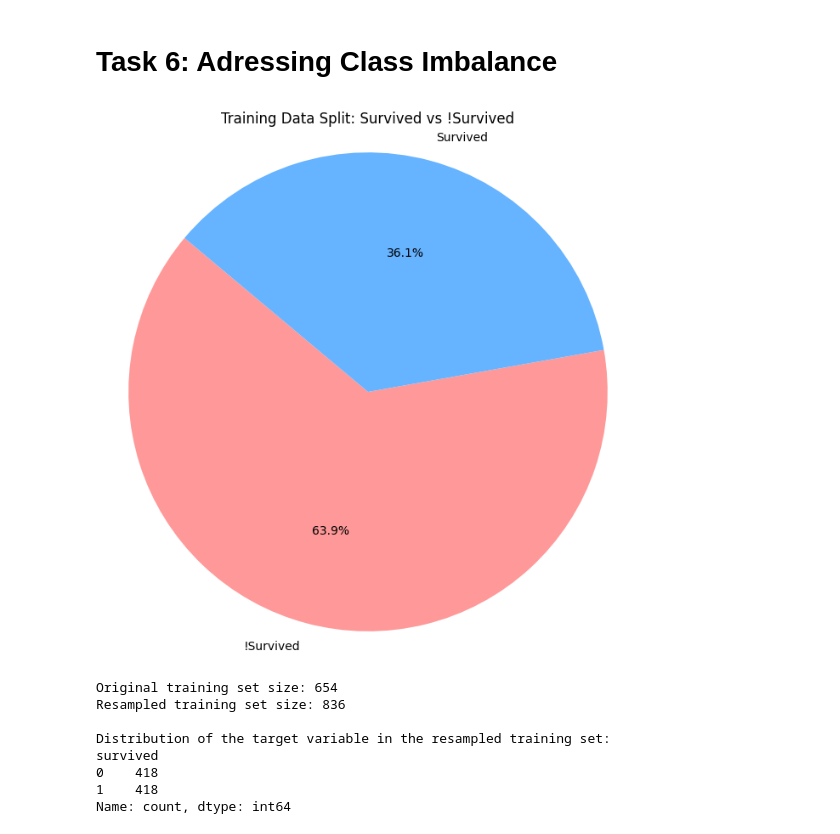
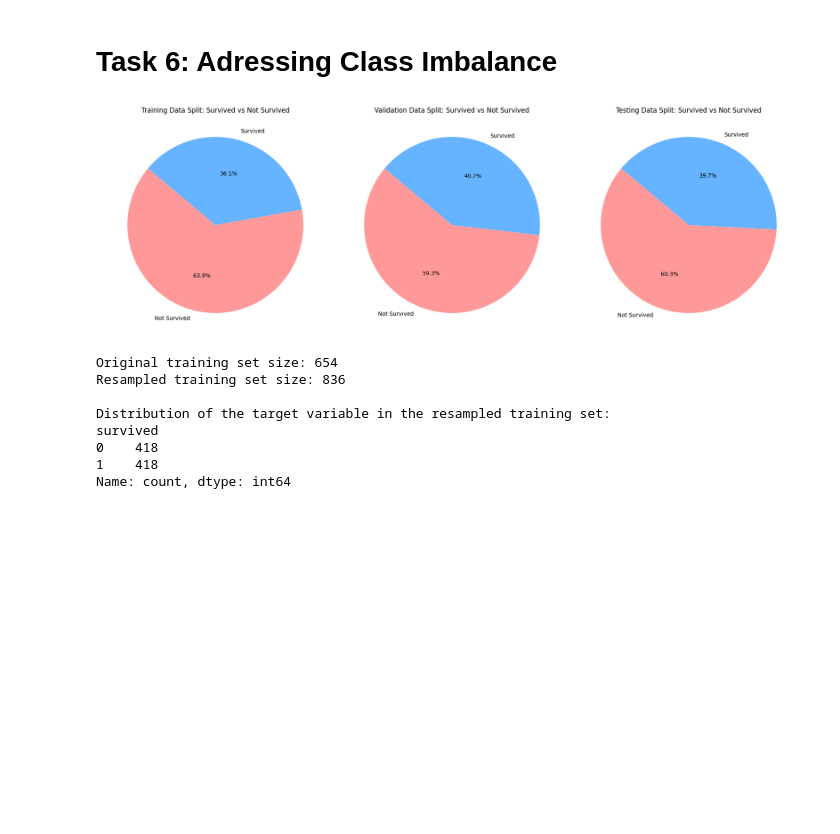
Before and after one commit to Shadowjumper3000/ML-fundamentals-2025, a Jupyter notebook: assignments/assignment_1_david_hoerz[_hoerz].ipynb, the cells around one changed output. Cells and saved outputs as stored; diff of their text form; code cells hidden in the pictures; blank space fills up the shorter version.

```diff
--- a/assignments/assignment_1_david_hoerz[_hoerz].ipynb
+++ b/assignments/assignment_1_david_hoerz[_hoerz].ipynb
@@ -393,17 +396,21 @@ Testing set size: 262
 # %% [markdown]
 # Task 6: Adressing Class Imbalance
-# %%
-# Count the number of survivors and non-survivors in the training set
-survival_counts = y_train.value_counts()
-
-# Plot the pie chart
-plt.figure(figsize=(8, 8))
-plt.pie(survival_counts, labels=['!Survived', 'Survived'], autopct='%1.1f%%', startangle=140, colors=['#ff9999','#66b3ff'])
-plt.title('Training Data Split: Survived vs !Survived')
-plt.axis('equal')  # Equal aspect ratio ensures that pie is drawn as a circle.
-plt.show()
-# %% [output]
-[figure, removed]
+# %%
+# Count the number of survivors and non-survivors in the training set
+survival_counts = y_train.value_counts()
+
+# Create subplots
+fig, axes = plt.subplots(1, 3, figsize=(18, 6))
+
+# Plot pie charts for each dataset
+plot_survival_pie_chart(y_train, 'Training Data Split: Survived vs Not Survived', axes[0])
+plot_survival_pie_chart(y_val, 'Validation Data Split: Survived vs Not Survived', axes[1])
+plot_survival_pie_chart(y_test, 'Testing Data Split: Survived vs Not Survived', axes[2])
+
+plt.tight_layout()
+plt.show()
+# %% [output]
+[figure, added]
 # %%
 # Initialize the SMOTE object
 smote = SMOTE(random_state=42)
```
Also changed, not shown: parts of 32 cells of this notebook.
